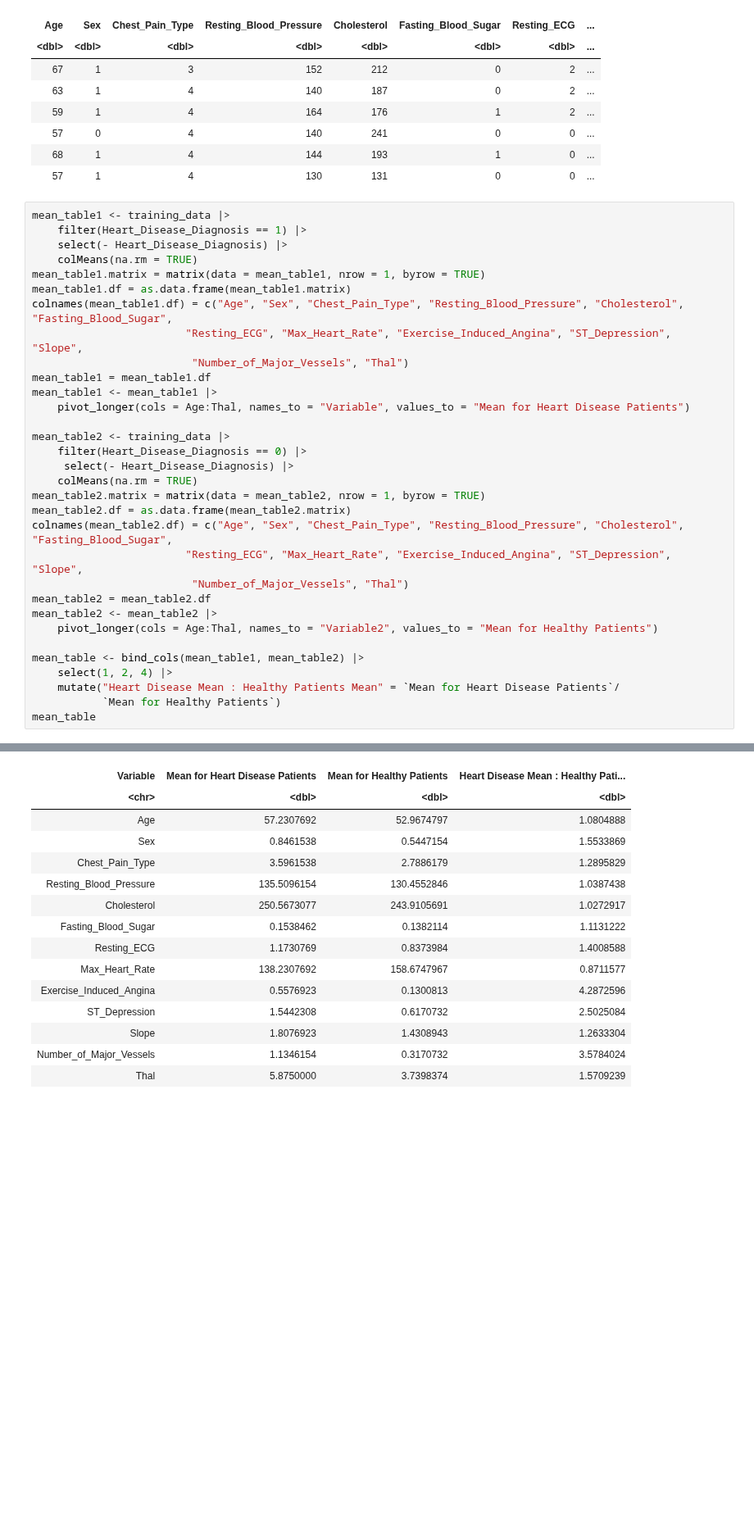
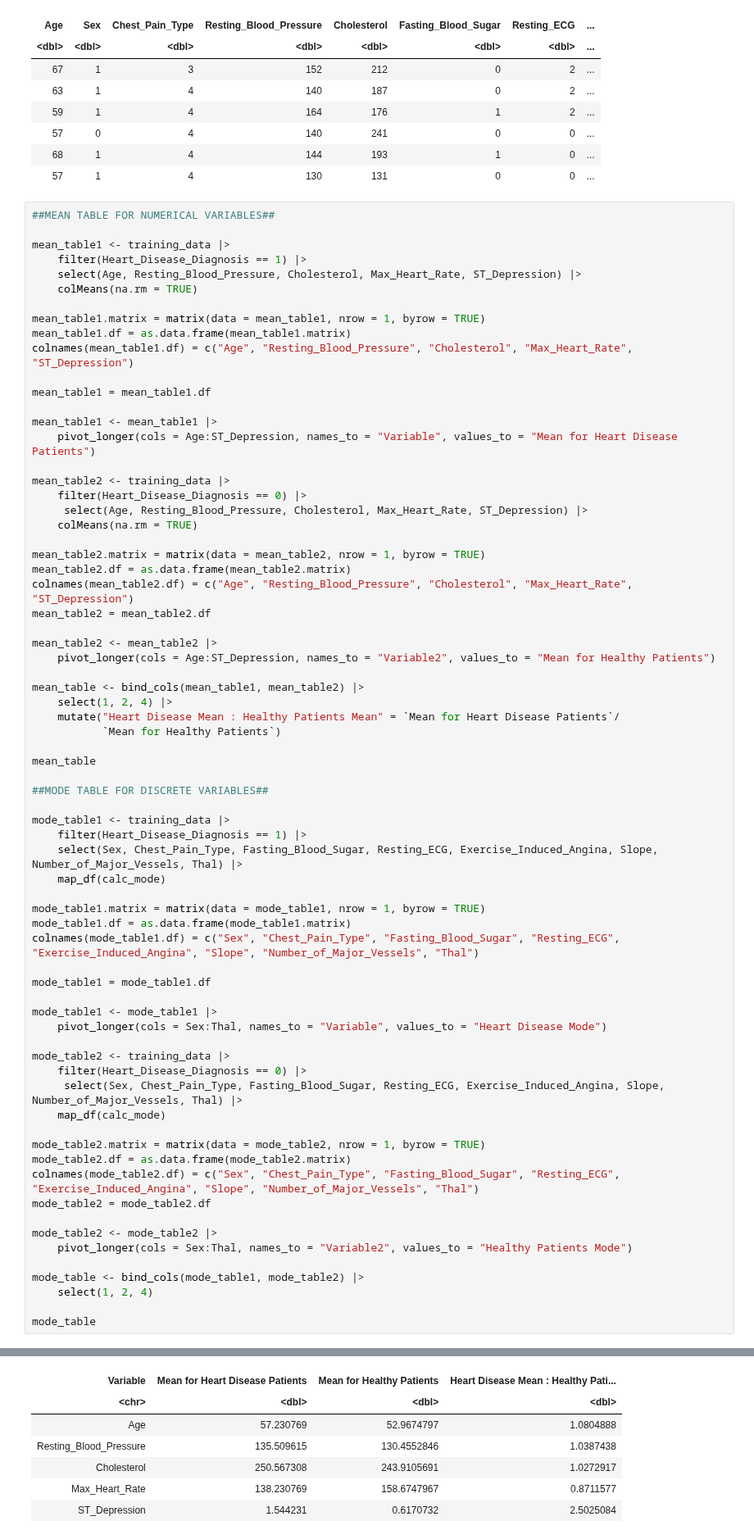
Before and after one commit to devr07/Project-DSCI100, a Jupyter notebook: projectpropsal.ipynb, the cells around one changed output, grey strips where cells are left out. Shown at 82% size. Cells and saved outputs as stored; diff of their text form; blank space fills up the shorter version.

```diff
--- a/projectpropsal.ipynb
+++ b/projectpropsal.ipynb
@@ -185,35 +181,73 @@ A tibble: 6 × 14
 | 68 | 1 | 4 | 144 | 193 | 1 | 0 | ... |
 | 57 | 1 | 4 | 130 | 131 | 0 | 0 | ... |
 # %%
+##MEAN TABLE FOR NUMERICAL VARIABLES##
+
 mean_table1 <- training_data |>
     filter(Heart_Disease_Diagnosis == 1) |>
-    select(- Heart_Disease_Diagnosis) |>
+    select(Age, Resting_Blood_Pressure, Cholesterol, Max_Heart_Rate, ST_Depression) |>
     colMeans(na.rm = TRUE)
+
 mean_table1.matrix = matrix(data = mean_table1, nrow = 1, byrow = TRUE)
 mean_table1.df = as.data.frame(mean_table1.matrix)
-colnames(mean_table1.df) = c("Age", "Sex", "Chest_Pain_Type", "Resting_Blood_Pressure", "Cholesterol", "Fasting_Blood_Sugar",
-                        "Resting_ECG", "Max_Heart_Rate", "Exercise_Induced_Angina", "ST_Depression", "Slope",
-                         "Number_of_Major_Vessels", "Thal")
+colnames(mean_table1.df) = c("Age", "Resting_Blood_Pressure", "Cholesterol", "Max_Heart_Rate", "ST_Depression")
+
 mean_table1 = mean_table1.df
+
 mean_table1 <- mean_table1 |>
-    pivot_longer(cols = Age:Thal, names_to = "Variable", values_to = "Mean for Heart Disease Patients")
+    pivot_longer(cols = Age:ST_Depression, names_to = "Variable", values_to = "Mean for Heart Disease Patients")
 
 mean_table2 <- training_data |>
     filter(Heart_Disease_Diagnosis == 0) |>
-     select(- Heart_Disease_Diagnosis) |>
+     select(Age, Resting_Blood_Pressure, Cholesterol, Max_Heart_Rate, ST_Depression) |>
     colMeans(na.rm = TRUE)
+
 mean_table2.matrix = matrix(data = mean_table2, nrow = 1, byrow = TRUE)
 mean_table2.df = as.data.frame(mean_table2.matrix)
-colnames(mean_table2.df) = c("Age", "Sex", "Chest_Pain_Type", "Resting_Blood_Pressure", "Cholesterol", "Fasting_Blood_Sugar",
-                        "Resting_ECG", "Max_Heart_Rate", "Exercise_Induced_Angina", "ST_Depression", "Slope",
-                         "Number_of_Major_Vessels", "Thal")
+colnames(mean_table2.df) = c("Age", "Resting_Blood_Pressure", "Cholesterol", "Max_Heart_Rate", "ST_Depression")
 mean_table2 = mean_table2.df
+
 mean_table2 <- mean_table2 |>
-    pivot_longer(cols = Age:Thal, names_to = "Variable2", values_to = "Mean for Healthy Patients")
+    pivot_longer(cols = Age:ST_Depression, names_to = "Variable2", values_to = "Mean for Healthy Patients")
 
 mean_table <- bind_cols(mean_table1, mean_table2) |>
     select(1, 2, 4) |>
     mutate("Heart Disease Mean : Healthy Patients Mean" = `Mean for Heart Disease Patients`/
            `Mean for Healthy Patients`)
+
 mean_table
+
+##MODE TABLE FOR DISCRETE VARIABLES##
+
+mode_table1 <- training_data |>
+    filter(Heart_Disease_Diagnosis == 1) |>
+    select(Sex, Chest_Pain_Type, Fasting_Blood_Sugar, Resting_ECG, Exercise_Induced_Angina, Slope, Number_of_Major_Vessels, Thal) |>
+    map_df(calc_mode)
+
+mode_table1.matrix = matrix(data = mode_table1, nrow = 1, byrow = TRUE)
+mode_table1.df = as.data.frame(mode_table1.matrix)
+colnames(mode_table1.df) = c("Sex", "Chest_Pain_Type", "Fasting_Blood_Sugar", "Resting_ECG", "Exercise_Induced_Angina", "Slope", "Number_of_Major_Vessels", "Thal")
+
+mode_table1 = mode_table1.df
+
+mode_table1 <- mode_table1 |>
+    pivot_longer(cols = Sex:Thal, names_to = "Variable", values_to = "Heart Disease Mode")
+
+mode_table2 <- training_data |>
+    filter(Heart_Disease_Diagnosis == 0) |>
+     select(Sex, Chest_Pain_Type, Fasting_Blood_Sugar, Resting_ECG, Exercise_Induced_Angina, Slope, Number_of_Major_Vessels, Thal) |>
+    map_df(calc_mode)
+
+mode_table2.matrix = matrix(data = mode_table2, nrow = 1, byrow = TRUE)
+mode_table2.df = as.data.frame(mode_table2.matrix)
+colnames(mode_table2.df) = c("Sex", "Chest_Pain_Type", "Fasting_Blood_Sugar", "Resting_ECG", "Exercise_Induced_Angina", "Slope", "Number_of_Major_Vessels", "Thal")
+mode_table2 = mode_table2.df
+
+mode_table2 <- mode_table2 |>
+    pivot_longer(cols = Sex:Thal, names_to = "Variable2", values_to = "Healthy Patients Mode")
+
+mode_table <- bind_cols(mode_table1, mode_table2) |>
+    select(1, 2, 4)
+
+mode_table
 # %% [output]
@@ -221,15 +255,7 @@ A tibble: 13 × 4
 | Variable | Mean for Heart Disease Patients | Mean for Healthy Patients | Heart Disease Mean : Healthy Pati... |
 | <chr> | <dbl> | <dbl> | <dbl> |
-| Age | 57.2307692 | 52.9674797 | 1.0804888 |
-| Sex | 0.8461538 | 0.5447154 | 1.5533869 |
-| Chest_Pain_Type | 3.5961538 | 2.7886179 | 1.2895829 |
-| Resting_Blood_Pressure | 135.5096154 | 130.4552846 | 1.0387438 |
-| Cholesterol | 250.5673077 | 243.9105691 | 1.0272917 |
-| Fasting_Blood_Sugar | 0.1538462 | 0.1382114 | 1.1131222 |
-| Resting_ECG | 1.1730769 | 0.8373984 | 1.4008588 |
-| Max_Heart_Rate | 138.2307692 | 158.6747967 | 0.8711577 |
-| Exercise_Induced_Angina | 0.5576923 | 0.1300813 | 4.2872596 |
-| ST_Depression | 1.5442308 | 0.6170732 | 2.5025084 |
-| Slope | 1.8076923 | 1.4308943 | 1.2633304 |
-| Number_of_Major_Vessels | 1.1346154 | 0.3170732 | 3.5784024 |
-| Thal | 5.8750000 | 3.7398374 | 1.5709239 |
+| Age | 57.230769 | 52.9674797 | 1.0804888 |
+| Resting_Blood_Pressure | 135.509615 | 130.4552846 | 1.0387438 |
+| Cholesterol | 250.567308 | 243.9105691 | 1.0272917 |
+| Max_Heart_Rate | 138.230769 | 158.6747967 | 0.8711577 |
+| ST_Depression | 1.544231 | 0.6170732 | 2.5025084 |
```
Also changed, not shown: parts of 14 cells of this notebook.
